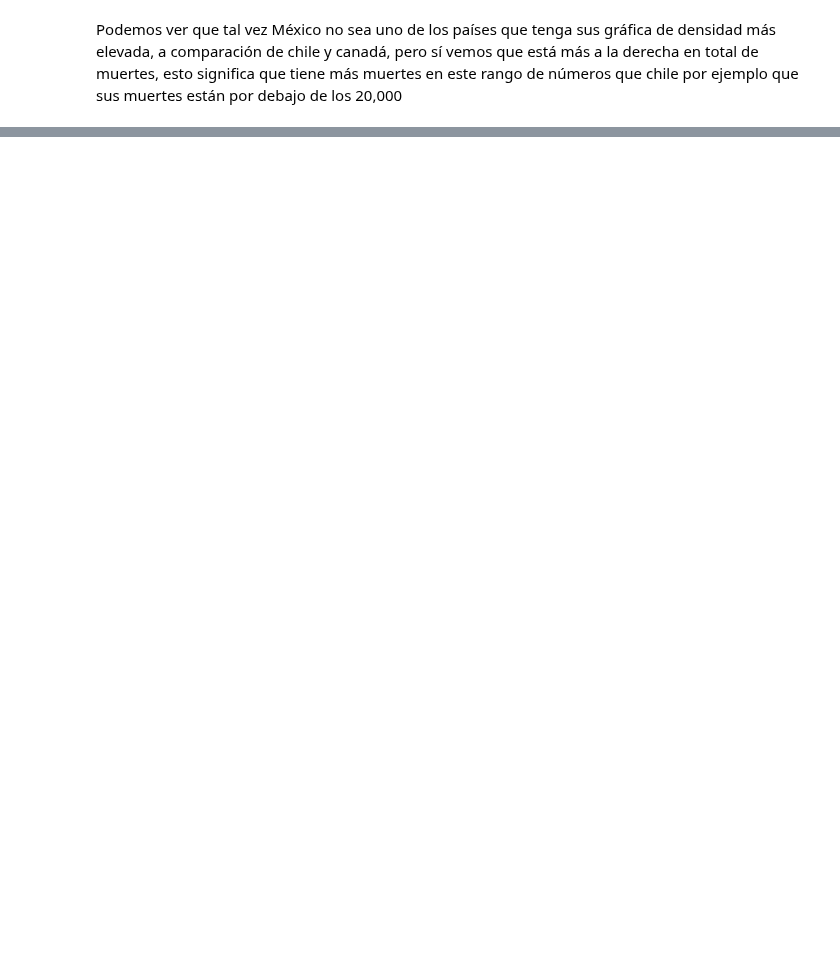
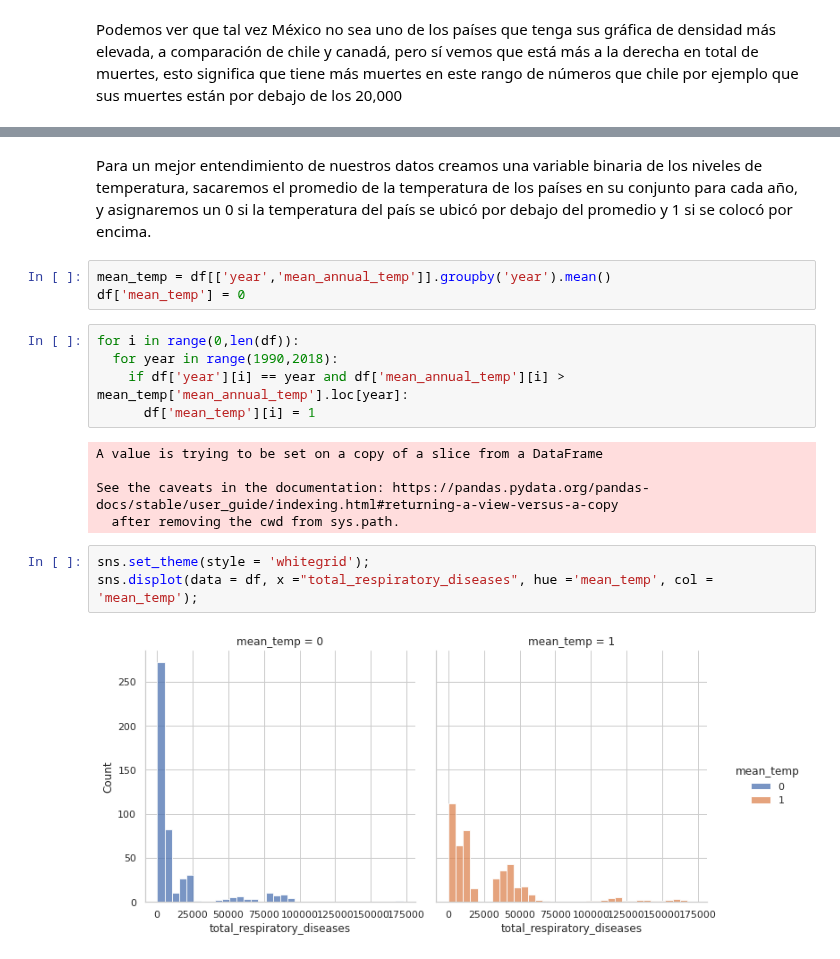
Before and after one commit to LIZZETHGOMEZ/Data-Science-Fase-3-BEDU-Santander, a Jupyter notebook: Notebook.ipynb, the cells around one changed output, grey strips where cells are left out. Saved outputs shown, nothing was run; the diff lists cells and outputs as text; blank space fills up the shorter version.

```diff
--- a/Notebook.ipynb
+++ b/Notebook.ipynb
@@ -540,0 +550,20 @@ Podemos ver que tal vez México no sea uno de los países que tenga sus gráfica
+# %% [markdown]
+Para un mejor entendimiento de nuestros datos creamos una variable binaria de los niveles de temperatura, sacaremos el promedio de la temperatura de los países en su conjunto para cada año, y asignaremos un 0 si la temperatura del país se ubicó por debajo del promedio y 1 si se colocó por encima.
+# %%
+mean_temp = df[['year','mean_annual_temp']].groupby('year').mean()
+df['mean_temp'] = 0
+# %%
+for i in range(0,len(df)):
+  for year in range(1990,2018):
+    if df['year'][i] == year and df['mean_annual_temp'][i] > mean_temp['mean_annual_temp'].loc[year]:
+      df['mean_temp'][i] = 1
+# %% [output]
+A value is trying to be set on a copy of a slice from a DataFrame
+
+See the caveats in the documentation: https://pandas.pydata.org/pandas-docs/stable/user_guide/indexing.html#returning-a-view-versus-a-copy
+  after removing the cwd from sys.path.
+# %%
+sns.set_theme(style = 'whitegrid');
+sns.displot(data = df, x ="total_respiratory_diseases", hue ='mean_temp', col = 'mean_temp');
+# %% [output]
+[figure, added]
```
Also changed, not shown: parts of 5 cells of this notebook.
